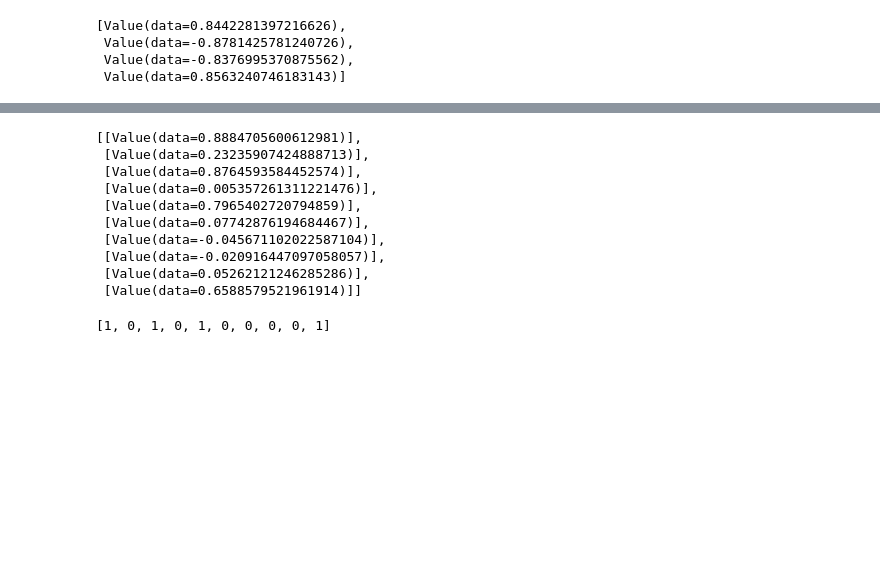
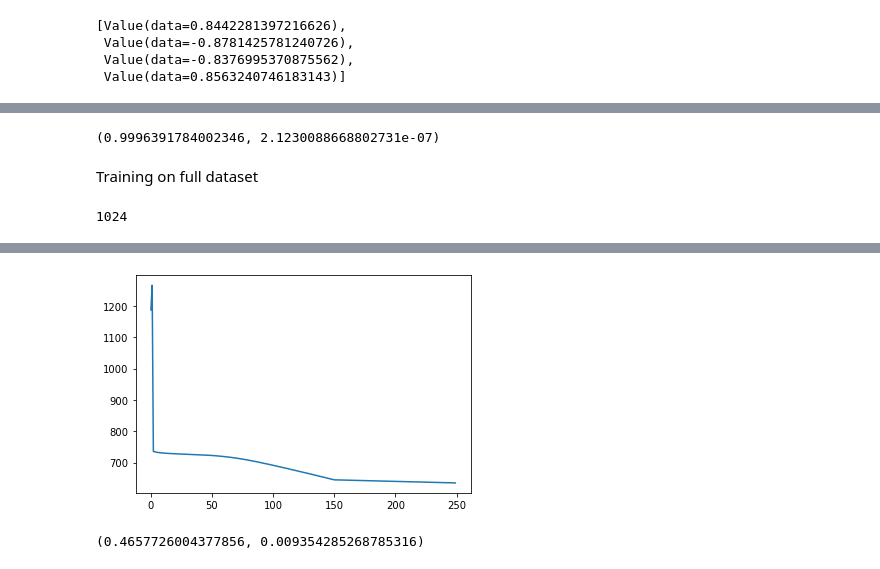
Before and after one commit to rohankalbag/natural-language-processing, a Jupyter notebook: assignment-1/Palindrome.ipynb, the cells around one changed output, grey strips where cells are left out. Saved outputs shown, nothing was run; the diff lists cells and outputs as text; code cells hidden in the pictures; blank space fills up the shorter version.

```diff
--- a/assignment-1/Palindrome.ipynb
+++ b/assignment-1/Palindrome.ipynb
@@ -124,0 +218,51 @@ plt.show()
+# %%
+max(predictions), min(predictions)
+# %% [output]
+(0.9996391784002346, 2.1230088668802731e-07)
+# %% [markdown]
+Training on full dataset
+# %%
+datasetMaker = PalindromeDatasetFull(10)
+dataset = datasetMaker.generate_dataset()
+len(dataset)
+# %% [output]
+1024
+# %%
+def convert_to_form(dataset):
+    xs = []
+    ys = []
+    for x, y in dataset:
+        xs.append([int(k) for k in list(x)])
+        ys.append(y)
+    return xs, ys
+# %%
+from tqdm.notebook import tqdm
+import random
+
+random.shuffle(dataset)
+xs, ys = convert_to_form(dataset)
+
+losslog = []
+a = MLP(10, [2, 1])
+weight = 10. # added weight to try and counter the class imbalance
+nepochs = 250
+
+for step in tqdm(range(nepochs)) :
+    # forward pass
+    ypred = [a(x)[0] for x in xs]
+    # loss = sum((ypred-ytrue)**2 for ytrue, ypred in zip(ys, ypred)) # MSE
+    loss = sum(-weight*ytrue*ypred.log()-(1-ytrue)*(1-ypred).log() for ytrue, ypred in zip(ys, ypred)) # BCE
+    losslog.append(loss.data)
+
+    a.zero_grad() # taken from Module class
+    loss.backward()
+    if step%50==0 : tqdm.write(f'epoch {step} loss {loss.data:.4f}')
+
+    # update
+    for w in a.parameters() :
+        lr = 0.005 if step<150 else 0.0005
+        w.data -= lr * w.grad # standard SGD for now
+
+plt.plot(losslog)
+plt.show()
+# %% [output]
@@ -125,20 +274,6 @@ plt.show()
+[figure, added]
 # %%
-predictions = [a(k) for k in xs]
-actual_predictions = ys
+predictions = np.array([a(k)[0].data for k in xs])
+max(predictions), min(predictions)
+# %% [output]
+(0.4657726004377856, 0.009354285268785316)
-# %%
-predictions
-# %% [output]
-[[Value(data=0.8884705600612981)],
- [Value(data=0.23235907424888713)],
- [Value(data=0.8764593584452574)],
- [Value(data=0.005357261311221476)],
- [Value(data=0.7965402720794859)],
- [Value(data=0.07742876194684467)],
- [Value(data=-0.045671102022587104)],
- [Value(data=-0.020916447097058057)],
- [Value(data=0.05262121246285286)],
- [Value(data=0.6588579521961914)]]
-# %%
-actual_predictions
-# %% [output]
-[1, 0, 1, 0, 1, 0, 0, 0, 0, 1]
```
Also changed, not shown: parts of 29 cells of this notebook, 1 other file.
